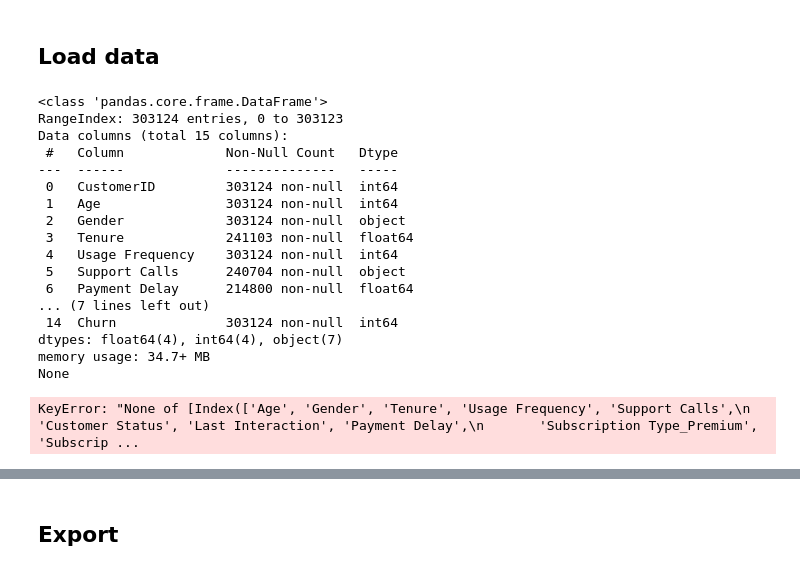
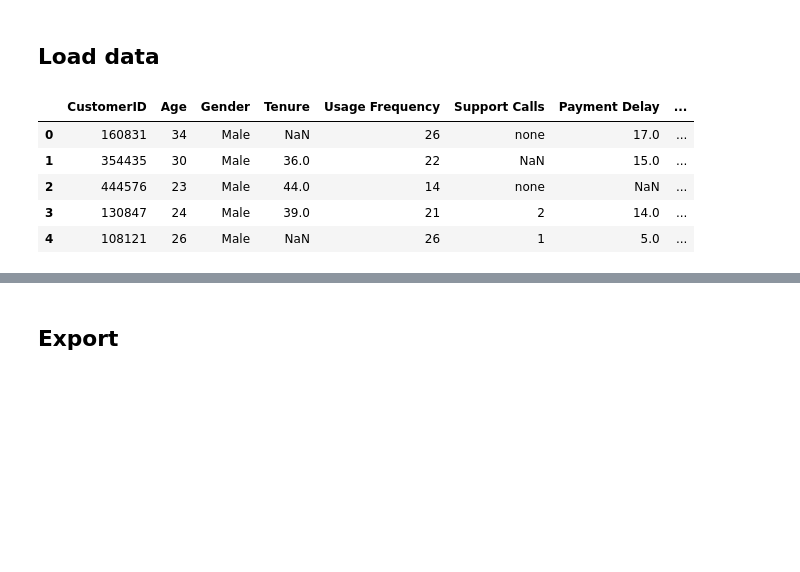
Before and after one commit to sterlingdavis314/mat311-credit_card_fraud, a Jupyter notebook: notebooks/churn_pred.ipynb, the cells around one changed output, grey strips where cells are left out. Saved outputs shown, nothing was run; the diff lists cells and outputs as text; code cells hidden in the pictures; blank space fills up the shorter version.

```diff
--- a/notebooks/churn_pred.ipynb
+++ b/notebooks/churn_pred.ipynb
@@ -41,32 +57,23 @@ def one_hot_encoding(dataframe: pd.DataFrame, column: str) -> pd.DataFrame:
 ## Load data
 # %%
 unprocessed_data = pd.read_csv("../data/raw/train.csv")
+unprocessed_data.head()
+# unprocessed_data["Contract Length"].value_counts()
+# %% [output]
+|  | CustomerID | Age | Gender | Tenure | Usage Frequency | Support Calls | Payment Delay | ... |
+| 0 | 160831 | 34 | Male | NaN | 26 | none | 17.0 | ... |
+| 1 | 354435 | 30 | Male | 36.0 | 22 | NaN | 15.0 | ... |
+| 2 | 444576 | 23 | Male | 44.0 | 14 | none | NaN | ... |
+| 3 | 130847 | 24 | Male | 39.0 | 21 | 2 | 14.0 | ... |
+| 4 | 108121 | 26 | Male | NaN | 26 | 1 | 5.0 | ... |
 # %%
 np.random.seed(311)
 processed_data = clean_data(unprocessed_data)
-X = processed_data[["Age", "Gender", "Tenure", "Usage Frequency", "Support Calls", "Customer Status", "Last Interaction", "Payment Delay", "Subscription Type_Premium", "Subscription Type_Basic", "Subscription Type_Standard"]]
+# X = processed_data[features]
+X = processed_data
 y = processed_data["Churn"]
 
 X_train, X_test, y_train, y_test = train_test_split(X, y, test_size=0.3)
-# %% [output]
-<class 'pandas.core.frame.DataFrame'>
-RangeIndex: 303124 entries, 0 to 303123
-Data columns (total 15 columns):
- #   Column             Non-Null Count   Dtype
----  ------             --------------   -----
- 0   CustomerID         303124 non-null  int64
- 1   Age                303124 non-null  int64
- 2   Gender             303124 non-null  object
- 3   Tenure             241103 non-null  float64
- 4   Usage Frequency    303124 non-null  int64
- 5   Support Calls      240704 non-null  object
- 6   Payment Delay      214800 non-null  float64
-... (7 lines left out)
- 14  Churn              303124 non-null  int64
-dtypes: float64(4), int64(4), object(7)
-memory usage: 34.7+ MB
-None
-KeyError: "None of [Index(['Age', 'Gender', 'Tenure', 'Usage Frequency', 'Support Calls',\n       'Customer Status', 'Last Interaction', 'Payment Delay',\n       'Subscription Type_Premium', 'Subscrip ...
 # %%
 # print(unprocessed_data.head(n=20))
 processed_data.head()
```
Also changed, not shown: parts of 9 cells of this notebook, 8 other files.
